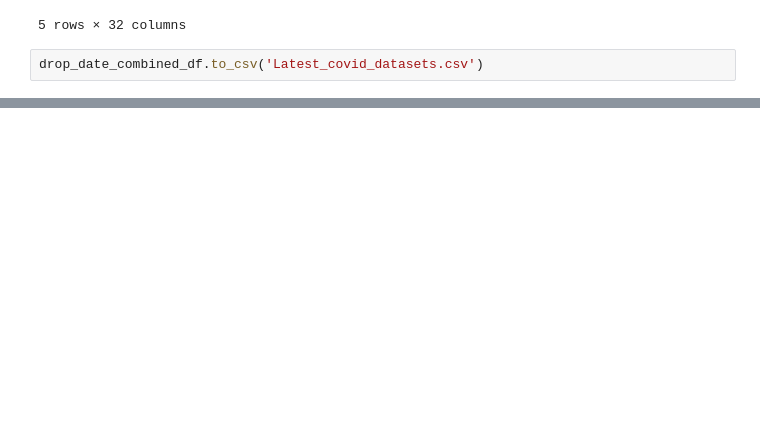
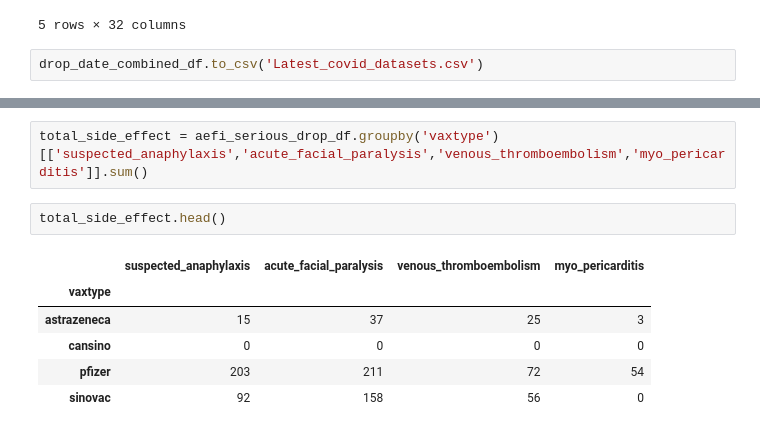
Before and after one commit to kamal089601/HIA302_Project, a Jupyter notebook: HIA302_Project/HIA302_Project.ipynb, the cells around one changed output, grey strips where cells are left out. Drawn from its saved outputs; the diff is of its cells as text; blank space fills up the shorter version.

```diff
--- a/HIA302_Project/HIA302_Project.ipynb
+++ b/HIA302_Project/HIA302_Project.ipynb
@@ -249,0 +307,11 @@ drop_date_combined_df.to_csv('Latest_covid_datasets.csv')
+# %%
+total_side_effect = aefi_serious_drop_df.groupby('vaxtype')[['suspected_anaphylaxis','acute_facial_paralysis','venous_thromboembolism','myo_pericarditis']].sum()
+# %%
+total_side_effect.head()
+# %% [output]
+|  | suspected_anaphylaxis | acute_facial_paralysis | venous_thromboembolism | myo_pericarditis |
+| vaxtype |  |  |  |  |
+| astrazeneca | 15 | 37 | 25 | 3 |
+| cansino | 0 | 0 | 0 | 0 |
+| pfizer | 203 | 211 | 72 | 54 |
+| sinovac | 92 | 158 | 56 | 0 |
```
Also changed, not shown: parts of 14 cells of this notebook.
